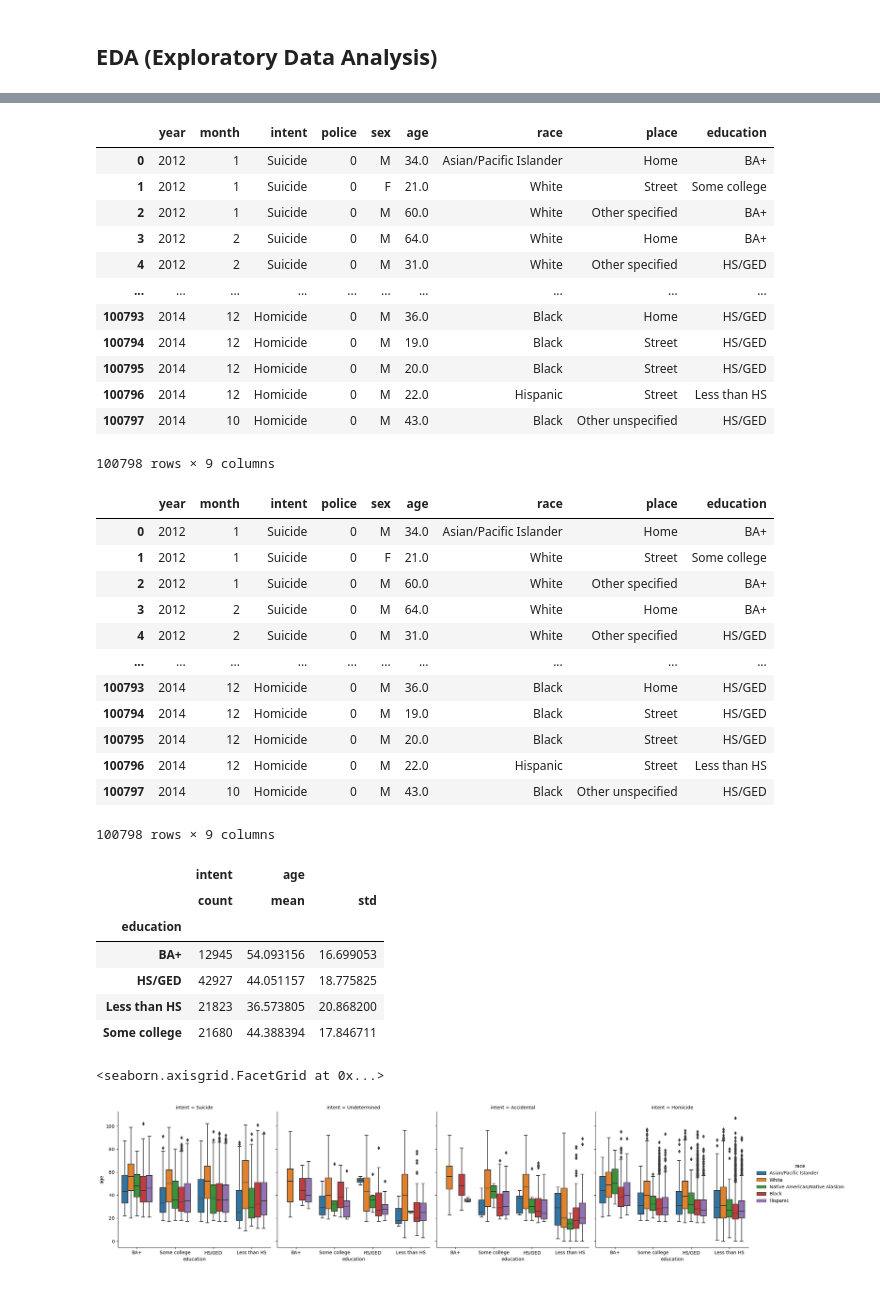
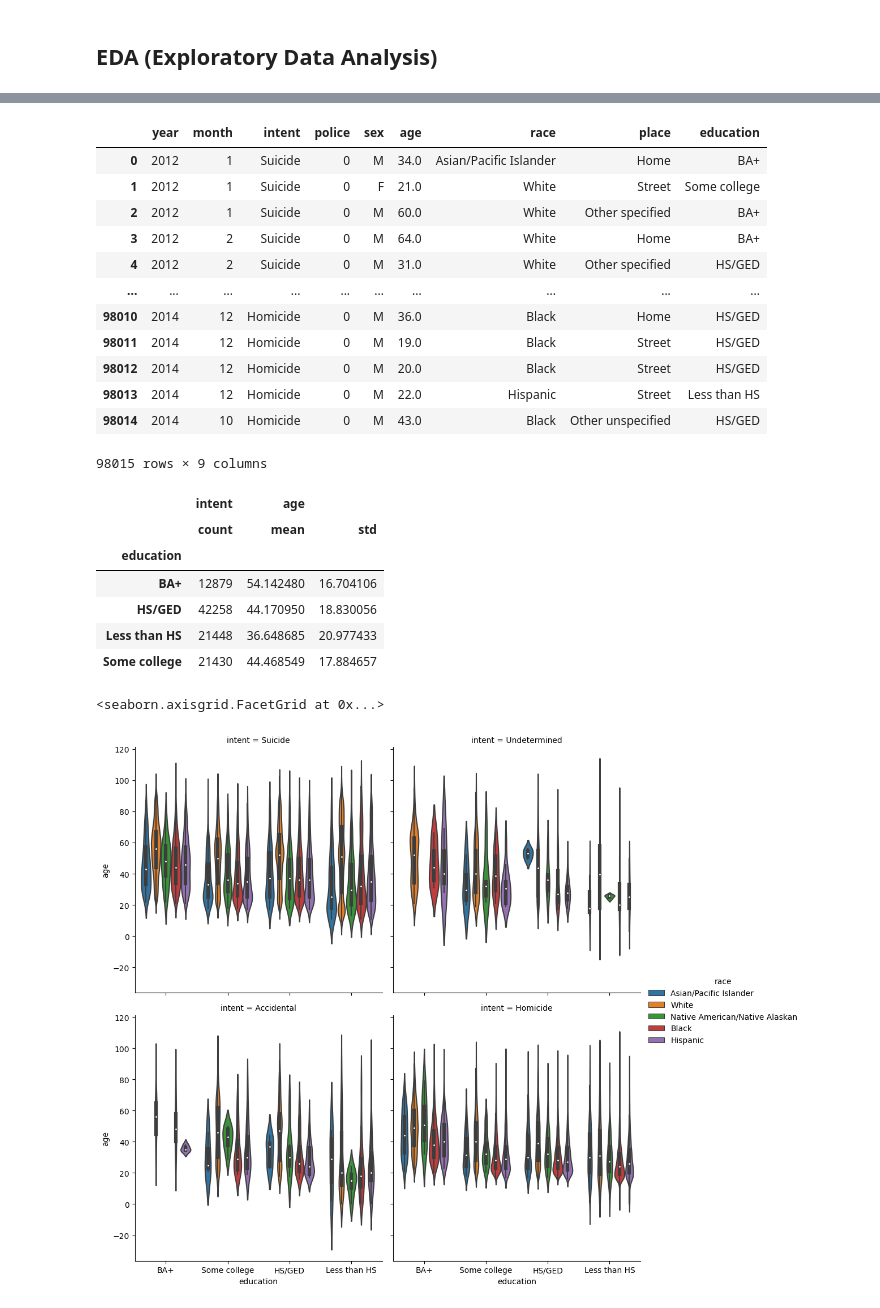
Before and after one commit to ubco-W2022T2-data301/project-group09, a Jupyter notebook: analysis/analysis1.ipynb, the cells around one changed output, grey strips where cells are left out. Drawn from its saved outputs; the diff is of its cells as text; code cells hidden in the pictures.

```diff
--- a/analysis/analysis1.ipynb
+++ b/analysis/analysis1.ipynb
@@ -58,6 +50,9 @@ raw_data.describe()
 # %%
 # We will start cleaning the dataset by removing redundant columns which are not used by us in the research.
-data_cleaned = raw_data.drop('hispanic',axis=1)
+data_cleaned = (raw_data.drop(['hispanic',"Unnamed: 0"],axis=1)
+                .dropna(subset=['year','month','intent','police','sex','age','race','place','education'])
+                .reset_index(drop=True)
+)
 data_cleaned
 # %% [output]
 |  | year | month | intent | police | sex | age | race | place | education |
@@ -67,48 +62,30 @@ data_cleaned
 | 3 | 2012 | 2 | Suicide | 0 | M | 64.0 | White | Home | BA+ |
 | 4 | 2012 | 2 | Suicide | 0 | M | 31.0 | White | Other specified | HS/GED |
 | ... | ... | ... | ... | ... | ... | ... | ... | ... | ... |
-| 100793 | 2014 | 12 | Homicide | 0 | M | 36.0 | Black | Home | HS/GED |
-| 100794 | 2014 | 12 | Homicide | 0 | M | 19.0 | Black | Street | HS/GED |
-| 100795 | 2014 | 12 | Homicide | 0 | M | 20.0 | Black | Street | HS/GED |
-| 100796 | 2014 | 12 | Homicide | 0 | M | 22.0 | Hispanic | Street | Less than HS |
-| 100797 | 2014 | 10 | Homicide | 0 | M | 43.0 | Black | Other unspecified | HS/GED |
+| 98010 | 2014 | 12 | Homicide | 0 | M | 36.0 | Black | Home | HS/GED |
+| 98011 | 2014 | 12 | Homicide | 0 | M | 19.0 | Black | Street | HS/GED |
+| 98012 | 2014 | 12 | Homicide | 0 | M | 20.0 | Black | Street | HS/GED |
+| 98013 | 2014 | 12 | Homicide | 0 | M | 22.0 | Hispanic | Street | Less than HS |
+| 98014 | 2014 | 10 | Homicide | 0 | M | 43.0 | Black | Other unspecified | HS/GED |
-100798 rows × 9 columns
+98015 rows × 9 columns
-# %%
-#Removing rows with null values
-data_cleaned.dropna(axis=0)
-data_cleaned
-# %% [output]
-|  | year | month | intent | police | sex | age | race | place | education |
-| 0 | 2012 | 1 | Suicide | 0 | M | 34.0 | Asian/Pacific Islander | Home | BA+ |
-| 1 | 2012 | 1 | Suicide | 0 | F | 21.0 | White | Street | Some college |
-| 2 | 2012 | 1 | Suicide | 0 | M | 60.0 | White | Other specified | BA+ |
-| 3 | 2012 | 2 | Suicide | 0 | M | 64.0 | White | Home | BA+ |
-| 4 | 2012 | 2 | Suicide | 0 | M | 31.0 | White | Other specified | HS/GED |
-| ... | ... | ... | ... | ... | ... | ... | ... | ... | ... |
-| 100793 | 2014 | 12 | Homicide | 0 | M | 36.0 | Black | Home | HS/GED |
-| 100794 | 2014 | 12 | Homicide | 0 | M | 19.0 | Black | Street | HS/GED |
-| 100795 | 2014 | 12 | Homicide | 0 | M | 20.0 | Black | Street | HS/GED |
-| 100796 | 2014 | 12 | Homicide | 0 | M | 22.0 | Hispanic | Street | Less than HS |
-| 100797 | 2014 | 10 | Homicide | 0 | M | 43.0 | Black | Other unspecified | HS/GED |
-100798 rows × 9 columns
 # %%
 #Sub setting data with only relevant columns
+# Descriptive Statistics by Educational level
 df1 = data_cleaned[['age','sex','race','education','intent']]
-# Descriptive Statistics by Educational level
 df1.groupby('education').agg({'intent':'count','age':['mean','std']})
 # %% [output]
 |  | intent | age |  |
 |  | count | mean | std |
 | education |  |  |  |
-| BA+ | 12945 | 54.093156 | 16.699053 |
-| HS/GED | 42927 | 44.051157 | 18.775825 |
-| Less than HS | 21823 | 36.573805 | 20.868200 |
-| Some college | 21680 | 44.388394 | 17.846711 |
+| BA+ | 12879 | 54.142480 | 16.704106 |
+| HS/GED | 42258 | 44.170950 | 18.830056 |
+| Less than HS | 21448 | 36.648685 | 20.977433 |
+| Some college | 21430 | 44.468549 | 17.884657 |
 # %%
 # Visualizing the relationship between education and gun deaths
-sns.catplot(data=df1, x='education', y='age',hue='race',col='intent',kind='box')
+sns.catplot(data=df1, x='education', y='age',hue='race',col='intent',kind='violin',col_wrap=2)
 # %% [output]
 <seaborn.axisgrid.FacetGrid at 0x...>
-[figure, old version]
+[figure, new version]
 # %%
 # Sub setting relevant columns from the main cleaned data set
```
Also changed, not shown: parts of 9 cells of this notebook, 1 other file.
